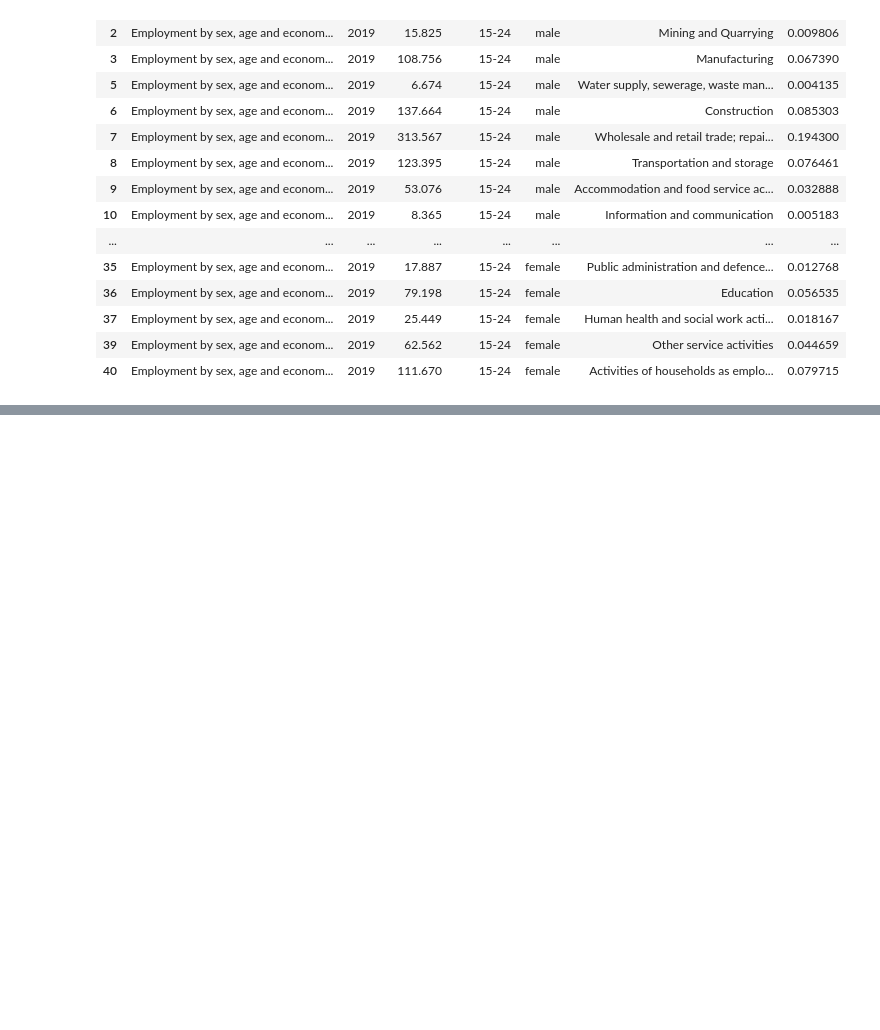
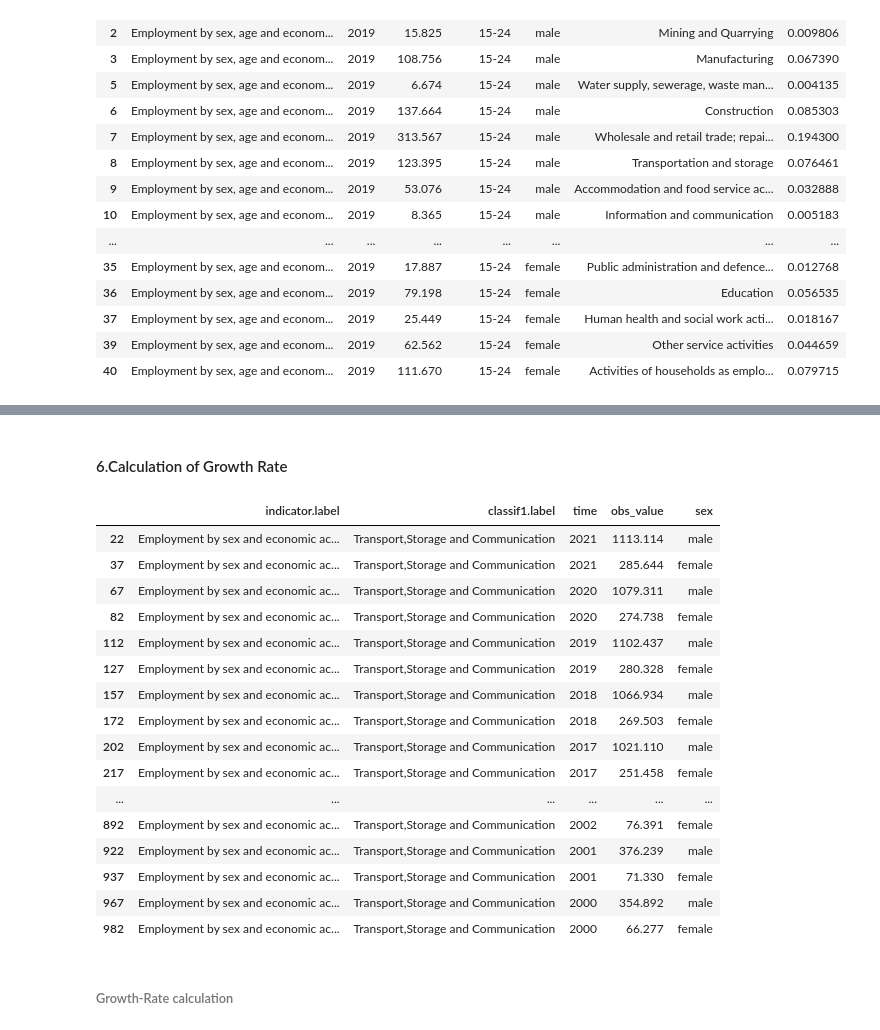
Before and after one commit to Lorraine254/Employment-index, a Jupyter notebook: Hackathon.ipynb, the cells around one changed output, grey strips where cells are left out. Drawn from its saved outputs; the diff is of its cells as text; code cells hidden in the pictures; blank space fills up the shorter version.

```diff
--- a/Hackathon.ipynb
+++ b/Hackathon.ipynb
@@ -710,0 +753,68 @@ df_15_24
+# %% [markdown]
+#### 6.Calculation of Growth Rate
+# %%
+empl_sex_econ_df = pd.read_csv('./Emp_sex_econ.csv')
+empl_sex_econ_df
+
+# format the sex.label ot only have total, female and male
+# Define mappings for classif1.label and sex.label
+classif1_mapping = {
+    "Economic activity (Detailed): Total": "total",
+    "Economic activity (Detailed): Agriculture; forestry and fishing ~ISIC rev.4 A": "Agriculture; forestry and fishing",
+    "Economic activity (Detailed): Mining and quarrying ~ISIC rev.4 B":"Mining and quarrying",
+    "Economic activity (Detailed): Manufacturing ~ISIC rev.4 C":"Manufacturing",
+    "Economic activity (Detailed): Utilities ~ISIC rev.4 D; E":"Utilities",
+    "Economic activity (Detailed): Construction ~ISIC rev.4 F":"Construction",
+    "Economic activity (Detailed): Wholesale and retail trade; repair of motor vehicles and motorcycles ~ISIC rev.4 G":"Wholesale and Retail Trade",
+    "Economic activity (Detailed): Transport; storage and communication ~ISIC rev.4 H; J":"Transport,Storage and Communication",
+    "Economic activity (Detailed): Accommodation and food service activities ~ISIC rev.4 I":"Accomodation and food service activities",
+    "Economic activity (Detailed): Financial and insurance activities ~ISIC rev.4 K ":"Financial and insurance activities",
+    "Economic activity (Detailed): Real estate; business and administrative activities ~ISIC rev.4 L; M; N":"Real estate,Business and administrative activities",
+    "Economic activity (Detailed): Public administration and defence; compulsory social security ~ISIC rev.4 O":"Public administration and defence",
+    "Economic activity (Detailed): Education ~ISIC rev.4 P":"Education",
+    "Economic activity (Detailed): Human health and social work activities ~ISIC rev.4 Q":"Human health and social work activities",
+    "Economic activity (Detailed): Other services ~ISIC rev.4 R; S; T; U":"Other services"
+}
+
+sex_mapping = {
+    "Sex: Female": "female",
+    "Sex: Male": "male",
+    "Sex: Total": "total"
+}
+
+# Apply mappings to create formatted columns
+empl_sex_econ_df["sex"] = empl_sex_econ_df["sex.label"].map(sex_mapping)
+empl_sex_econ_df ["classif1.label"] = empl_sex_econ_df["classif1.label"].map(classif1_mapping)
+# drop sex.label column
+empl_sex_econ_df.drop(['sex.label'],axis=1,inplace=True)
+empl_sex_econ_df
+# drop recors with sex == total
+empl_sex_econ_df_filtered = empl_sex_econ_df[empl_sex_econ_df['sex'] != 'total']
+empl_sex_econ_df_filtered
+
+# filtering data focusing on Transportation and Storage & IT sector
+target_economic_activities = ["Transport,Storage and Communication"]
+
+# Filter the DataFrame based on specified activities
+ict_data = empl_sex_econ_df_filtered[empl_sex_econ_df_filtered["classif1.label"].str.strip().isin(target_economic_activities)]
+ict_data
+# %% [output]
+|  | indicator.label | classif1.label | time | obs_value | sex |
+| 22 | Employment by sex and economic ac... | Transport,Storage and Communication | 2021 | 1113.114 | male |
+| 37 | Employment by sex and economic ac... | Transport,Storage and Communication | 2021 | 285.644 | female |
+| 67 | Employment by sex and economic ac... | Transport,Storage and Communication | 2020 | 1079.311 | male |
+| 82 | Employment by sex and economic ac... | Transport,Storage and Communication | 2020 | 274.738 | female |
+| 112 | Employment by sex and economic ac... | Transport,Storage and Communication | 2019 | 1102.437 | male |
+| 127 | Employment by sex and economic ac... | Transport,Storage and Communication | 2019 | 280.328 | female |
+| 157 | Employment by sex and economic ac... | Transport,Storage and Communication | 2018 | 1066.934 | male |
+| 172 | Employment by sex and economic ac... | Transport,Storage and Communication | 2018 | 269.503 | female |
+| 202 | Employment by sex and economic ac... | Transport,Storage and Communication | 2017 | 1021.110 | male |
+| 217 | Employment by sex and economic ac... | Transport,Storage and Communication | 2017 | 251.458 | female |
+| ... | ... | ... | ... | ... | ... |
+| 892 | Employment by sex and economic ac... | Transport,Storage and Communication | 2002 | 76.391 | female |
+| 922 | Employment by sex and economic ac... | Transport,Storage and Communication | 2001 | 376.239 | male |
+| 937 | Employment by sex and economic ac... | Transport,Storage and Communication | 2001 | 71.330 | female |
+| 967 | Employment by sex and economic ac... | Transport,Storage and Communication | 2000 | 354.892 | male |
+| 982 | Employment by sex and economic ac... | Transport,Storage and Communication | 2000 | 66.277 | female |
+# %% [markdown]
+###### Growth-Rate calculation
```
Also changed, not shown: parts of 10 cells of this notebook, 4 other files.
